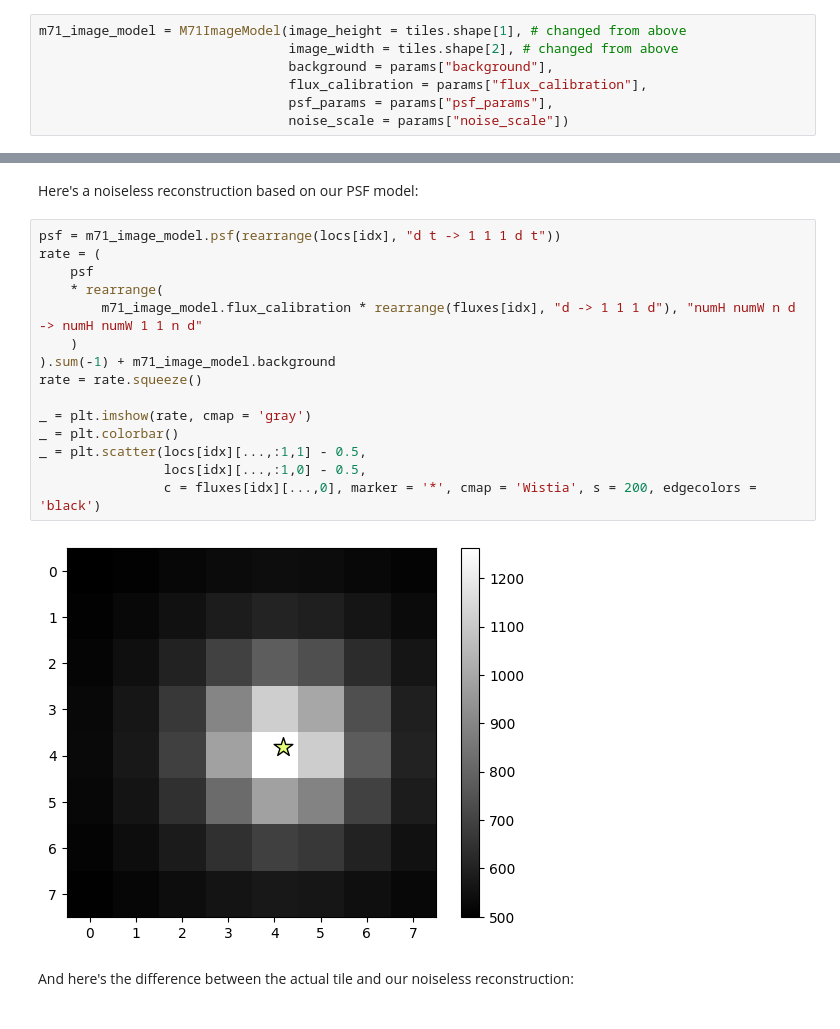
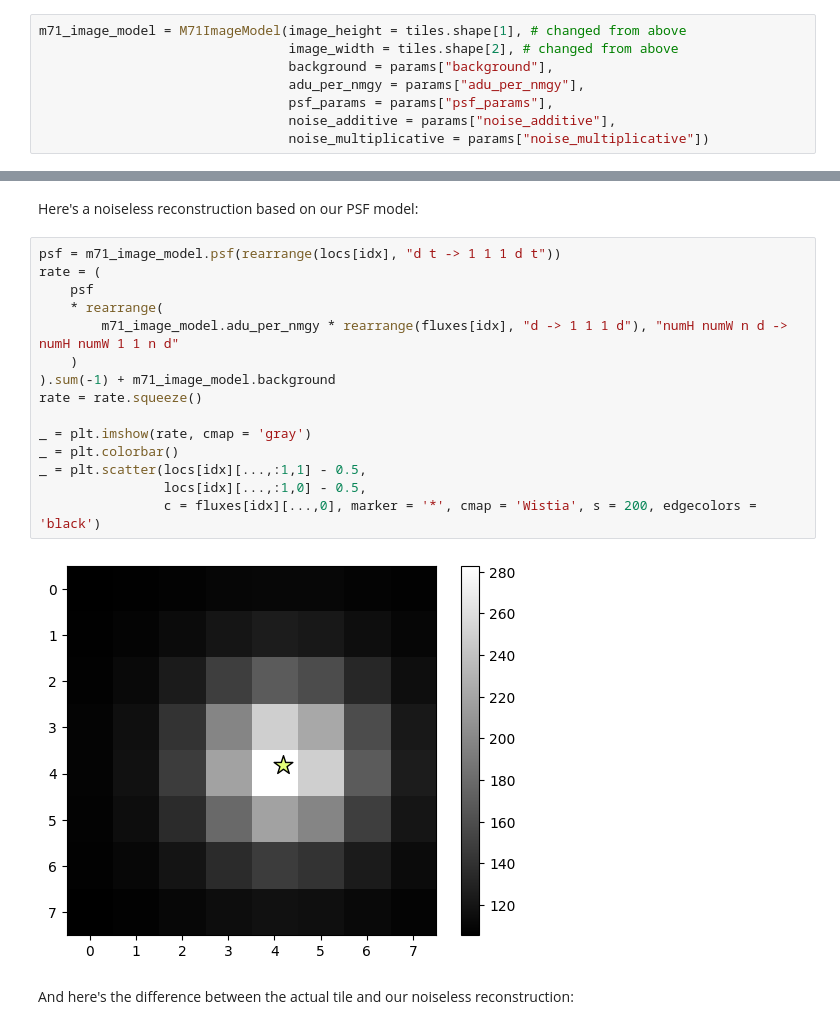
Before and after one commit to timwhite0/smcdet, a Jupyter notebook: experiments/manuscript/m71_manyimages/psf_comparison.ipynb, the cells around one changed output, grey strips where cells are left out. Drawn from its saved outputs; the diff is of its cells as text.

```diff
--- a/experiments/manuscript/m71_manyimages/psf_comparison.ipynb
+++ b/experiments/manuscript/m71_manyimages/psf_comparison.ipynb
@@ -91,9 +92,10 @@ fluxes = torch.load("data/fluxes_magcut.pt")
 m71_image_model = M71ImageModel(image_height = tiles.shape[1], # changed from above
                                 image_width = tiles.shape[2], # changed from above
                                 background = params["background"],
-                                flux_calibration = params["flux_calibration"],
+                                adu_per_nmgy = params["adu_per_nmgy"],
                                 psf_params = params["psf_params"],
-                                noise_scale = params["noise_scale"])
+                                noise_additive = params["noise_additive"],
+                                noise_multiplicative = params["noise_multiplicative"])
 # %% [markdown]
 Here's an actual tile:
 # %%
@@ -110,20 +112,20 @@ Here's a noiseless reconstruction based on our PSF model:
 # %%
 psf = m71_image_model.psf(rearrange(locs[idx], "d t -> 1 1 1 d t"))
 rate = (
     psf
     * rearrange(
-        m71_image_model.flux_calibration * rearrange(fluxes[idx], "d -> 1 1 1 d"), "numH numW n d -> numH numW 1 1 n d"
+        m71_image_model.adu_per_nmgy * rearrange(fluxes[idx], "d -> 1 1 1 d"), "numH numW n d -> numH numW 1 1 n d"
     )
 ).sum(-1) + m71_image_model.background
 rate = rate.squeeze()
 
 _ = plt.imshow(rate, cmap = 'gray')
 _ = plt.colorbar()
 _ = plt.scatter(locs[idx][...,:1,1] - 0.5,
                 locs[idx][...,:1,0] - 0.5,
                 c = fluxes[idx][...,0], marker = '*', cmap = 'Wistia', s = 200, edgecolors = 'black')
 # %% [output]
-[figure, old version]
+[figure, new version]
 # %% [markdown]
 And here's the difference between the actual tile and our noiseless reconstruction:
 # %%
```
Also changed, not shown: parts of 5 cells of this notebook, 2 other files.
